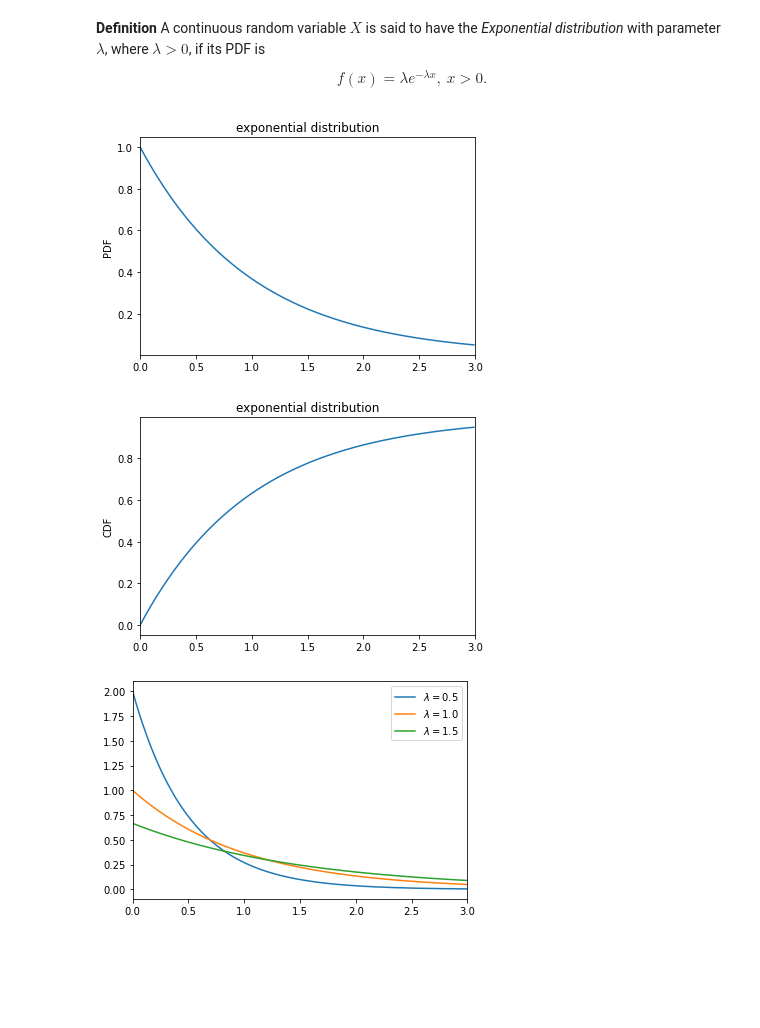
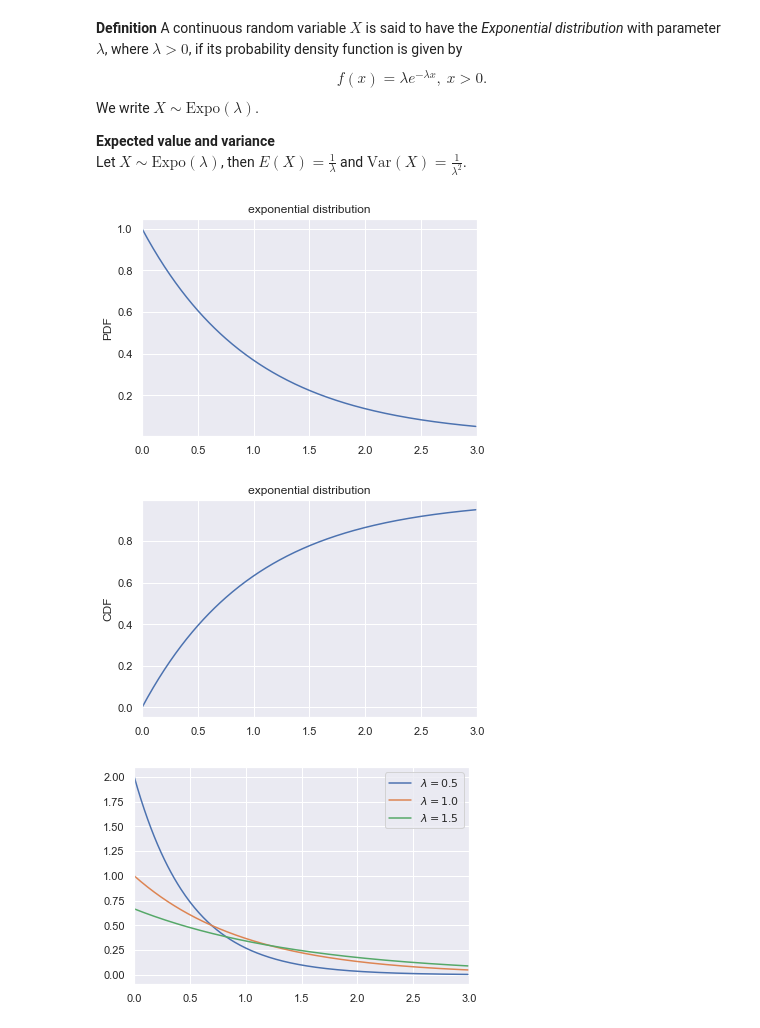
Before and after one commit to parbasu/statistics, a Jupyter notebook: examples_of_distribution/exponential_distribution.ipynb, the cells around one changed output. Saved outputs shown, nothing was run; the diff lists cells and outputs as text; code cells hidden in the pictures; blank space fills up the shorter version.

```diff
--- a/examples_of_distribution/exponential_distribution.ipynb
+++ b/examples_of_distribution/exponential_distribution.ipynb
@@ -1,2 +1,6 @@
 # %% [markdown]
-**Definition** A continuous random variable $X$ is said to have the *Exponential distribution* with parameter $\lambda$, where $\lambda > 0$, if its PDF is $$f(x) = \lambda e^{-\lambda x}, \ x > 0.$$
+**Definition** A continuous random variable $X$ is said to have the *Exponential distribution* with parameter $\lambda$, where $\lambda > 0$, if its probability density function is given by $$f(x) = \lambda e^{-\lambda x}, \ x > 0.$$
+We write $X \sim \text{Expo}(\lambda)$.
+
+**Expected value and variance**\
+Let $X \sim \text{Expo}(\lambda)$, then $E(X) = \frac{1}{\lambda}$ and $\text{Var}(X) = \frac{1}{\lambda^2}$.
@@ -3,24 +12,16 @@
 # %%
-#plotting exponential distribution with three different parameters
-import numpy as np
-import matplotlib.pyplot as plt
-from scipy import stats
+sns.set()
 
 x = np.arange(0,3,0.01)
 
 plt.plot(x, stats.expon.pdf(x,0, 1))
 plt.xlim(0,3)
 plt.ylabel('PDF')
 plt.title('exponential distribution')
 pass
 # %% [output]
-[figure, old version]
+[figure, new version]
 # %%
-#plotting exponential distribution with three different parameters
-import numpy as np
-import matplotlib.pyplot as plt
-from scipy import stats
-
 x = np.arange(0,3,0.01)
 
 plt.plot(x, stats.expon.cdf(x,0, 1))
@@ -29,7 +30,7 @@ plt.ylabel('CDF')
 plt.title('exponential distribution')
 pass
 # %% [output]
-[figure, old version]
+[figure, new version]
 # %%
 #plotting exponential distribution with three different parameters
 
@@ -43,5 +44,5 @@ plt.xlim(0,3)
 plt.legend()
 pass
 # %% [output]
-[figure, old version]
+[figure, new version]
 # %%
```
Also changed, not shown: parts of 3 cells of this notebook.
